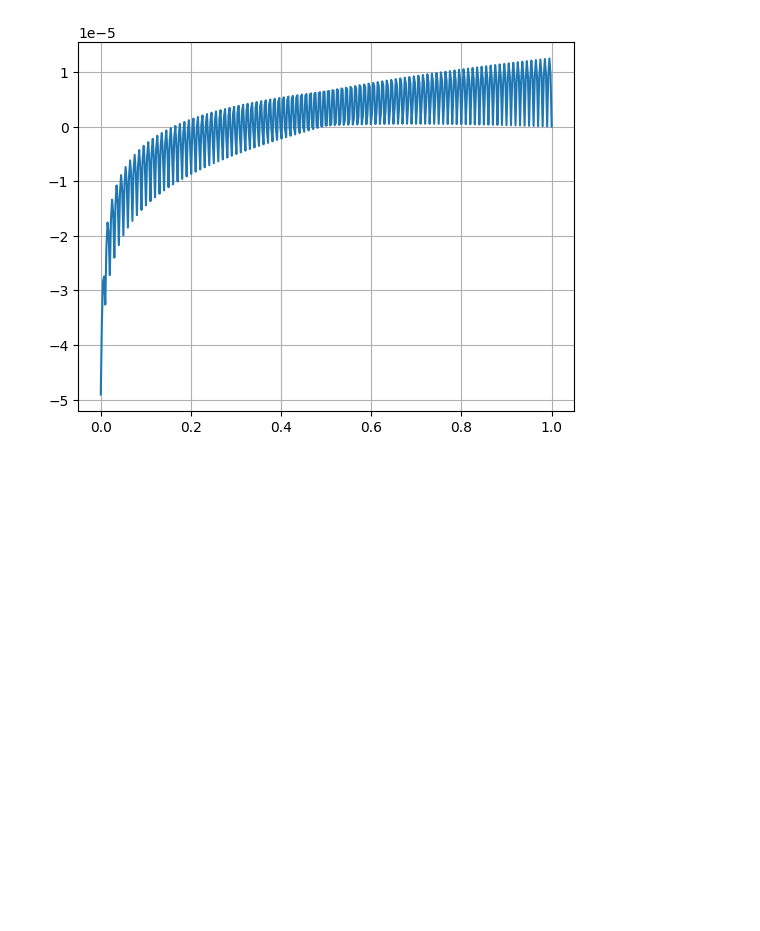
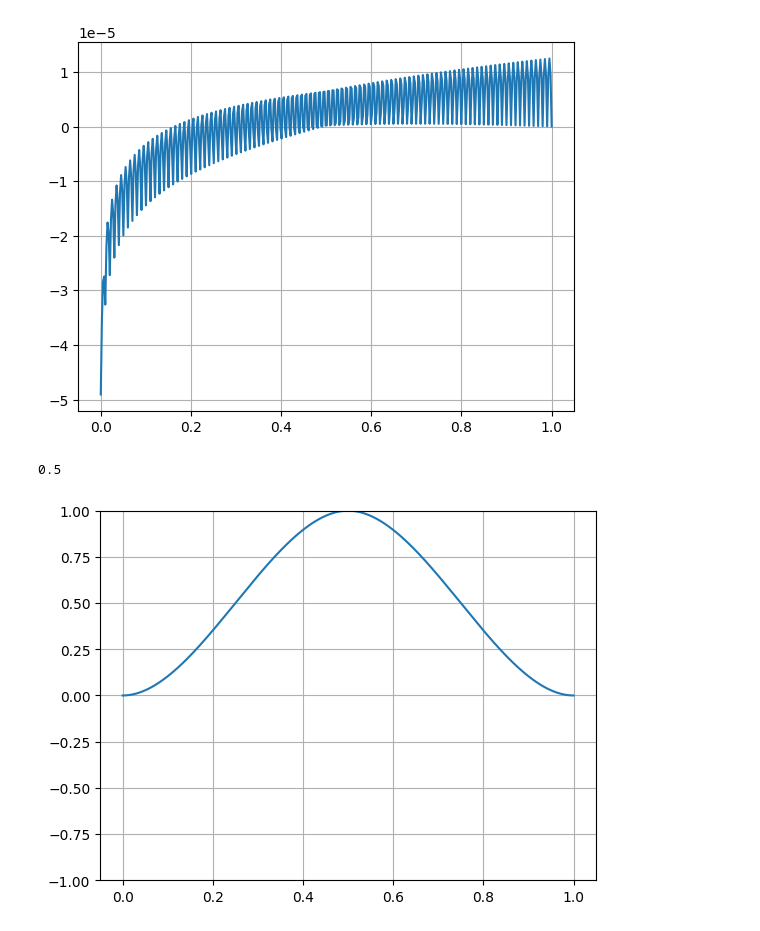
Before and after one commit to MFattakhov/vkr, a Jupyter notebook: plots.ipynb, the cells around one changed output. Drawn from its saved outputs; the diff is of its cells as text; code cells hidden in the pictures; blank space fills up the shorter version.

```diff
--- a/plots.ipynb
+++ b/plots.ipynb
@@ -66,3 +67,44 @@ plt.grid(True)
 plt.show()
 # %% [output]
 [figure]
+# %%
+h = 0.5
+# %%
+x = [j * h for j in range(0, int(1/h)+1)]
+# %%
+j = 1
+x[j]
+# %% [output]
+0.5
+# %%
+
+def w0(t):
+    if x[j] <= t <= x[j+1]:
+        return (t - x[j+1])**2 / h**2 + 2*(t-x[j])*(t-x[j+1])**2 / h**3
+    if x[j-1] <= t <= x[j]:
+        return (t - x[j-1])**2 / h**2 + 2*(x[j]-t)*(t-x[j-1])**2 / h**3
+
+    return 0
+
+
+def w1(t):
+    if x[j] <= t <= x[j+1]:
+        return (t - x[j])*(t-x[j+1])**2 / h**3
+    if x[j-1] <= t <= x[j]:
+        return (t-x[j])*(t-x[j-1])**2 / h**3
+
+    return 0
+# %%
+t = np.linspace(0,1,10000)
+ys = [w0(ts) for ts in t]
+plt.plot(t, ys)
+plt.ylim(-1, 1)
+plt.grid(True)
+
+# t = np.linspace(0,1,10000)
+# ys = [w2(ts) for ts in t]
+# plt.plot(t, ys)
+# plt.grid(True)
+plt.show()
+# %% [output]
+[figure, added]
```
Also changed, not shown: parts of 16 cells of this notebook, 3 other files.
